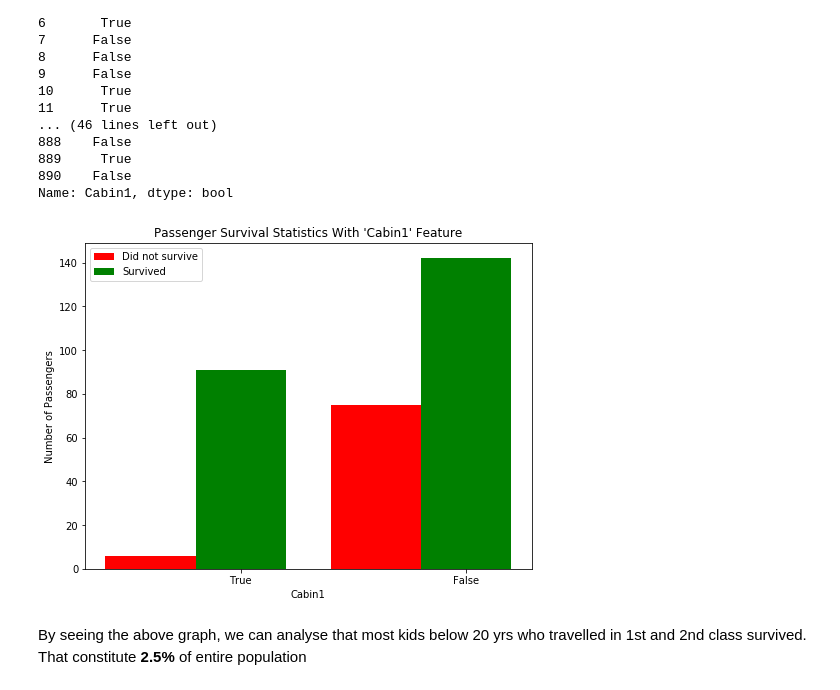
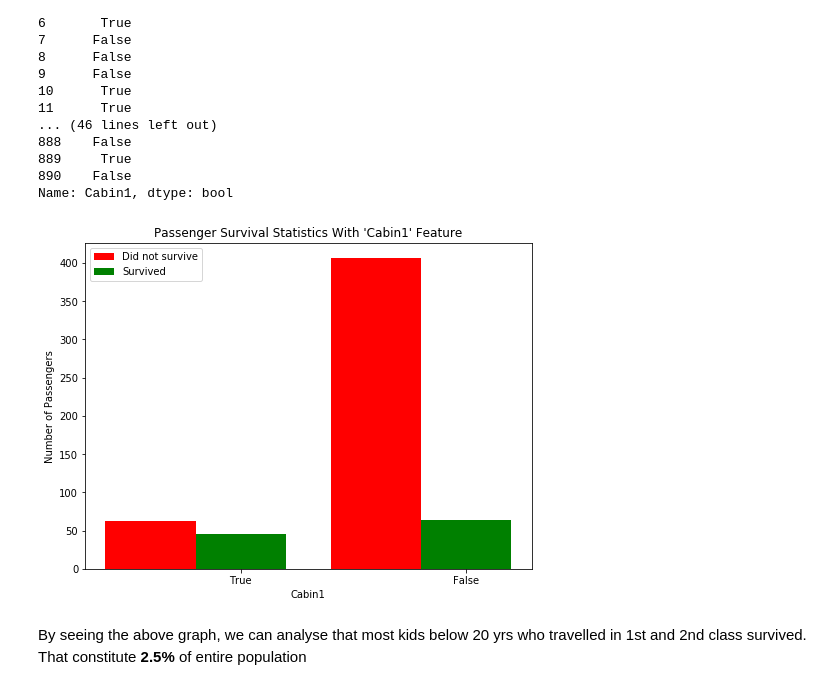
Before and after one commit to karthikcs/machine-learning, a Jupyter notebook: projects/titanic_survival_exploration/titanic_survival_exploration.ipynb, the cells around one changed output. Drawn from its saved outputs; the diff is of its cells as text; code cells hidden in the pictures.

```diff
--- a/projects/titanic_survival_exploration/titanic_survival_exploration.ipynb
+++ b/projects/titanic_survival_exploration/titanic_survival_exploration.ipynb
@@ -252,9 +264,9 @@ data.Cabin1
 890    False
 Name: Cabin1, dtype: bool
 # %%
-vs.survival_stats(data, outcomes, 'Cabin1', ["Sex == 'female'"])
+vs.survival_stats(data, outcomes, 'Cabin1', ["Sex == 'male'"])
 # %% [output]
-[figure, old version]
+[figure, new version]
 # %% [markdown]
 By seeing the above graph, we can analyse that most kids below 20 yrs who travelled in 1st and 2nd class survived. That constitute **2.5%** of entire population
 # %%
```
Also changed, not shown: parts of 12 cells of this notebook.
